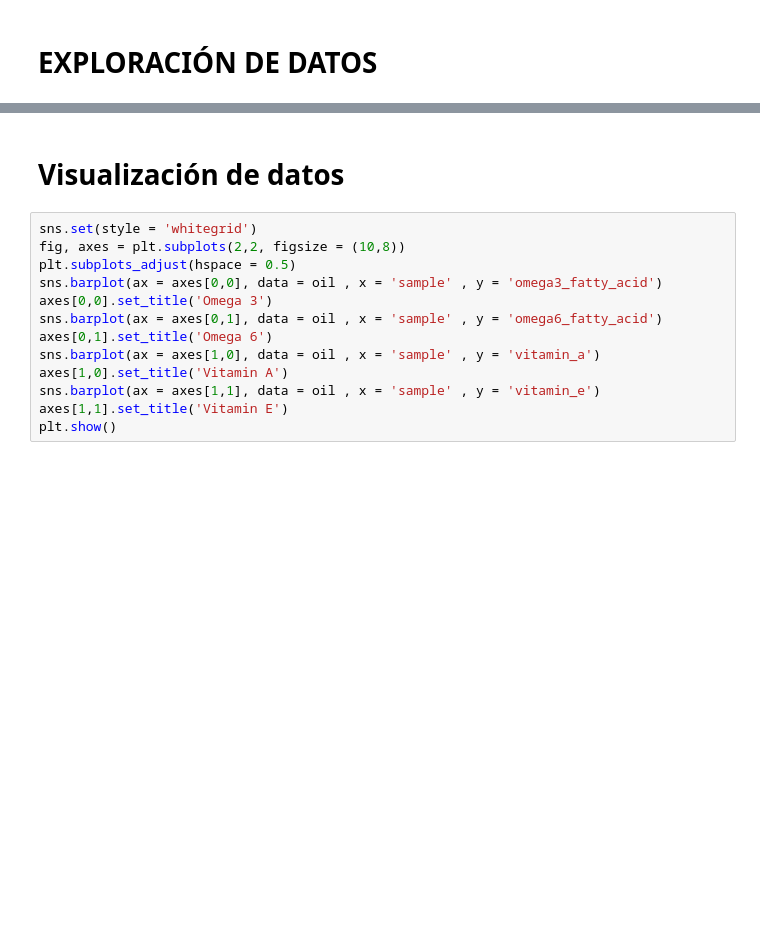
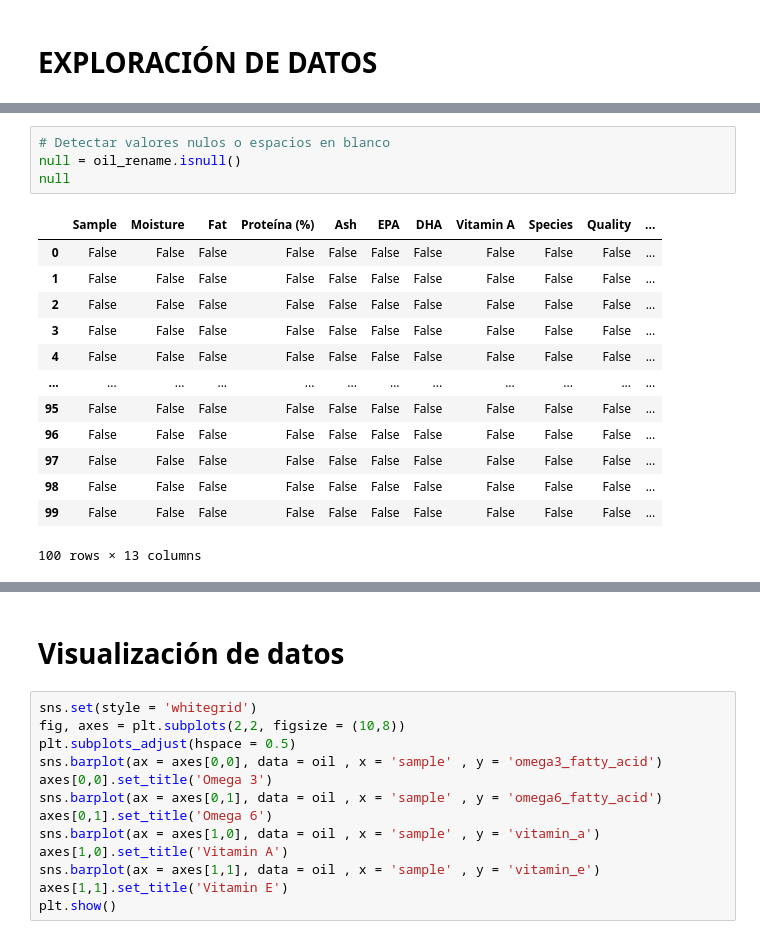
Before and after one commit to Fanton-cpu/demo2_ipynb, a Jupyter notebook: project2.ipynb, the cells around one changed output, grey strips where cells are left out. Drawn from its saved outputs; the diff is of its cells as text; blank space fills up the shorter version.

```diff
--- a/project2.ipynb
+++ b/project2.ipynb
@@ -49,0 +98,18 @@ statistics
+# %%
+# Detectar valores nulos o espacios en blanco
+null = oil_rename.isnull()
+null
+# %% [output]
+|  | Sample | Moisture | Fat | Proteí­na (%) | Ash | EPA | DHA | Vitamin A | Species | Quality | ... |
+| 0 | False | False | False | False | False | False | False | False | False | False | ... |
+| 1 | False | False | False | False | False | False | False | False | False | False | ... |
+| 2 | False | False | False | False | False | False | False | False | False | False | ... |
+| 3 | False | False | False | False | False | False | False | False | False | False | ... |
+| 4 | False | False | False | False | False | False | False | False | False | False | ... |
+| ... | ... | ... | ... | ... | ... | ... | ... | ... | ... | ... | ... |
+| 95 | False | False | False | False | False | False | False | False | False | False | ... |
+| 96 | False | False | False | False | False | False | False | False | False | False | ... |
+| 97 | False | False | False | False | False | False | False | False | False | False | ... |
+| 98 | False | False | False | False | False | False | False | False | False | False | ... |
+| 99 | False | False | False | False | False | False | False | False | False | False | ... |
+100 rows × 13 columns
```
Also changed, not shown: parts of 18 cells of this notebook, 4 other files.
